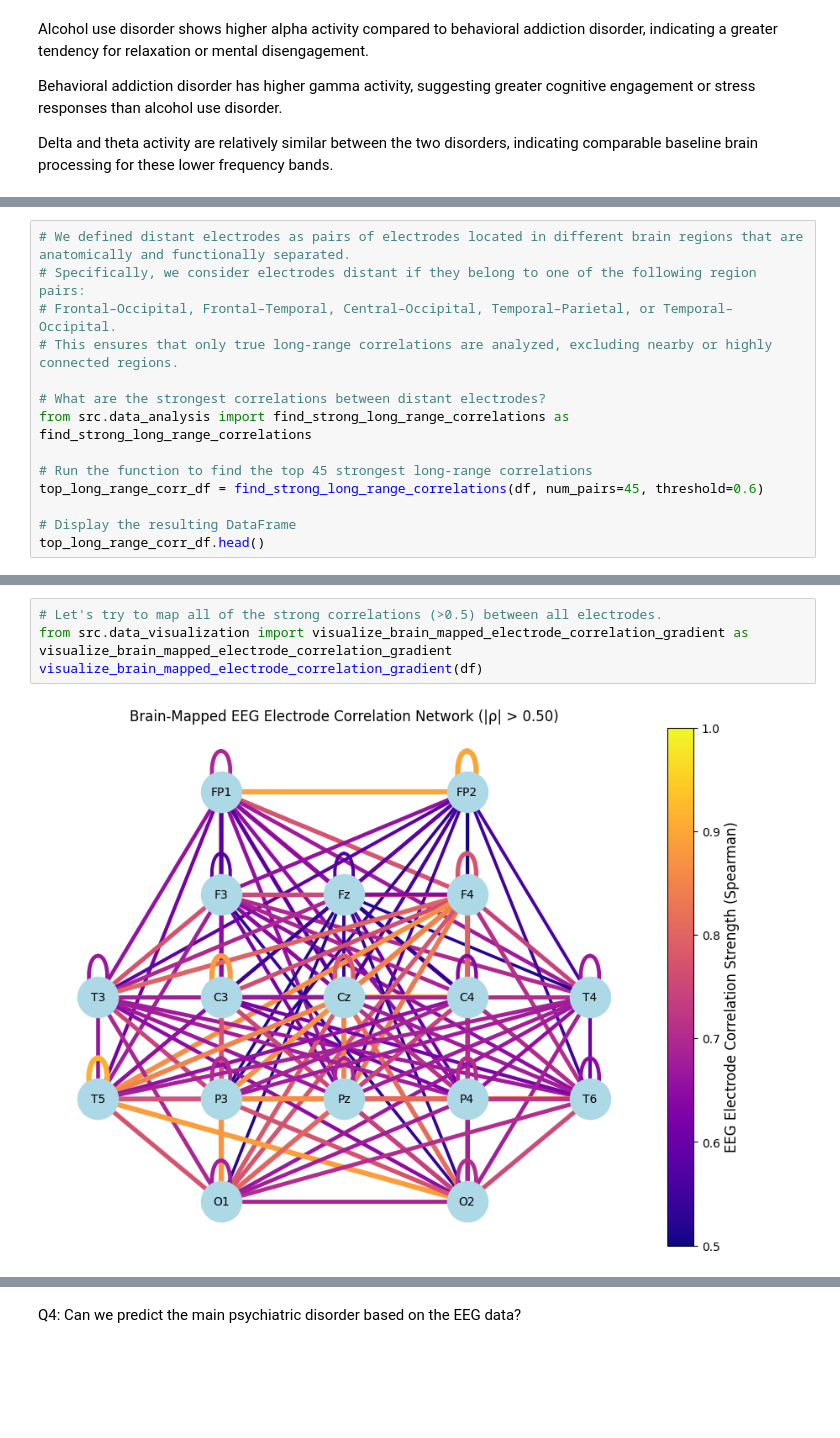
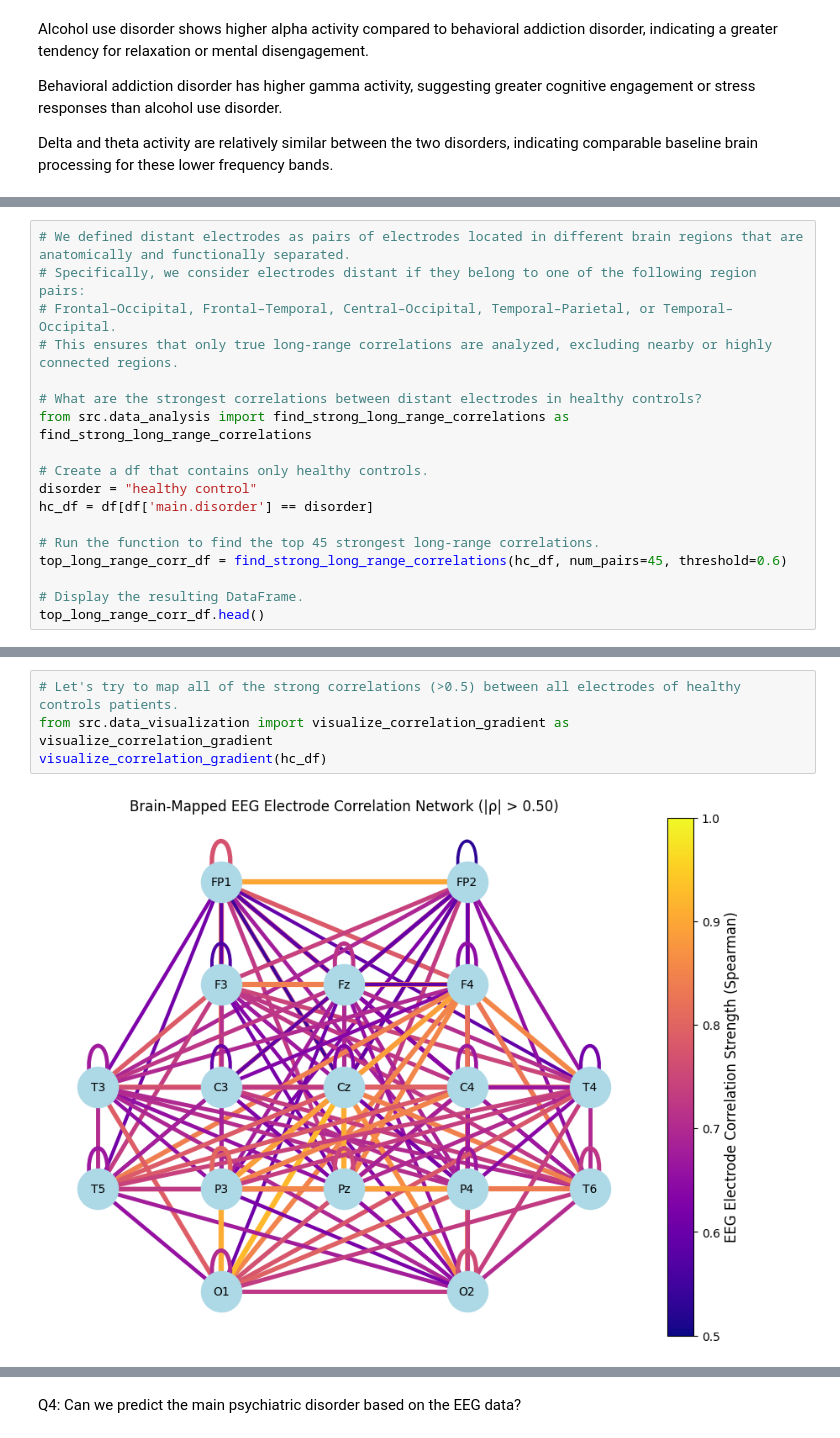
Before and after one commit to ohadgonen/python_final_project, a Jupyter notebook: main.ipynb, the cells around one changed output, grey strips where cells are left out. Saved outputs shown, nothing was run; the diff lists cells and outputs as text; blank space fills up the shorter version.

```diff
--- a/main.ipynb
+++ b/main.ipynb
@@ -279,13 +279,17 @@ Q3: Are there any strong correlations between distant (not adjacent) electrodes?
 # Frontal–Occipital, Frontal–Temporal, Central–Occipital, Temporal–Parietal, or Temporal–Occipital.
 # This ensures that only true long-range correlations are analyzed, excluding nearby or highly connected regions.
 
-# What are the strongest correlations between distant electrodes?
+# What are the strongest correlations between distant electrodes in healthy controls?
 from src.data_analysis import find_strong_long_range_correlations as find_strong_long_range_correlations
 
-# Run the function to find the top 45 strongest long-range correlations
-top_long_range_corr_df = find_strong_long_range_correlations(df, num_pairs=45, threshold=0.6)
+# Create a df that contains only healthy controls.
+disorder = "healthy control"
+hc_df = df[df['main.disorder'] == disorder]
 
-# Display the resulting DataFrame
+# Run the function to find the top 45 strongest long-range correlations.
+top_long_range_corr_df = find_strong_long_range_correlations(hc_df, num_pairs=45, threshold=0.6)
+
+# Display the resulting DataFrame.
 top_long_range_corr_df.head()
 # %% [output]
 |  | Feature 1 | Feature 2 | Correlation |
@@ -309,6 +313,6 @@ Temporal-occipital links, such as T5-O2, are commonly associated with multimodal
 # %%
-# Let's try to map all of the strong correlations (>0.5) between all electrodes.
-from src.data_visualization import visualize_brain_mapped_electrode_correlation_gradient as visualize_brain_mapped_electrode_correlation_gradient
-visualize_brain_mapped_electrode_correlation_gradient(df)
+# Let's try to map all of the strong correlations (>0.5) between all electrodes of healthy controls patients.
+from src.data_visualization import visualize_correlation_gradient as visualize_correlation_gradient
+visualize_correlation_gradient(hc_df)
 # %% [output]
-[figure, old version]
+[figure, new version]
```
Also changed, not shown: parts of 10 cells of this notebook, 4 other files.
